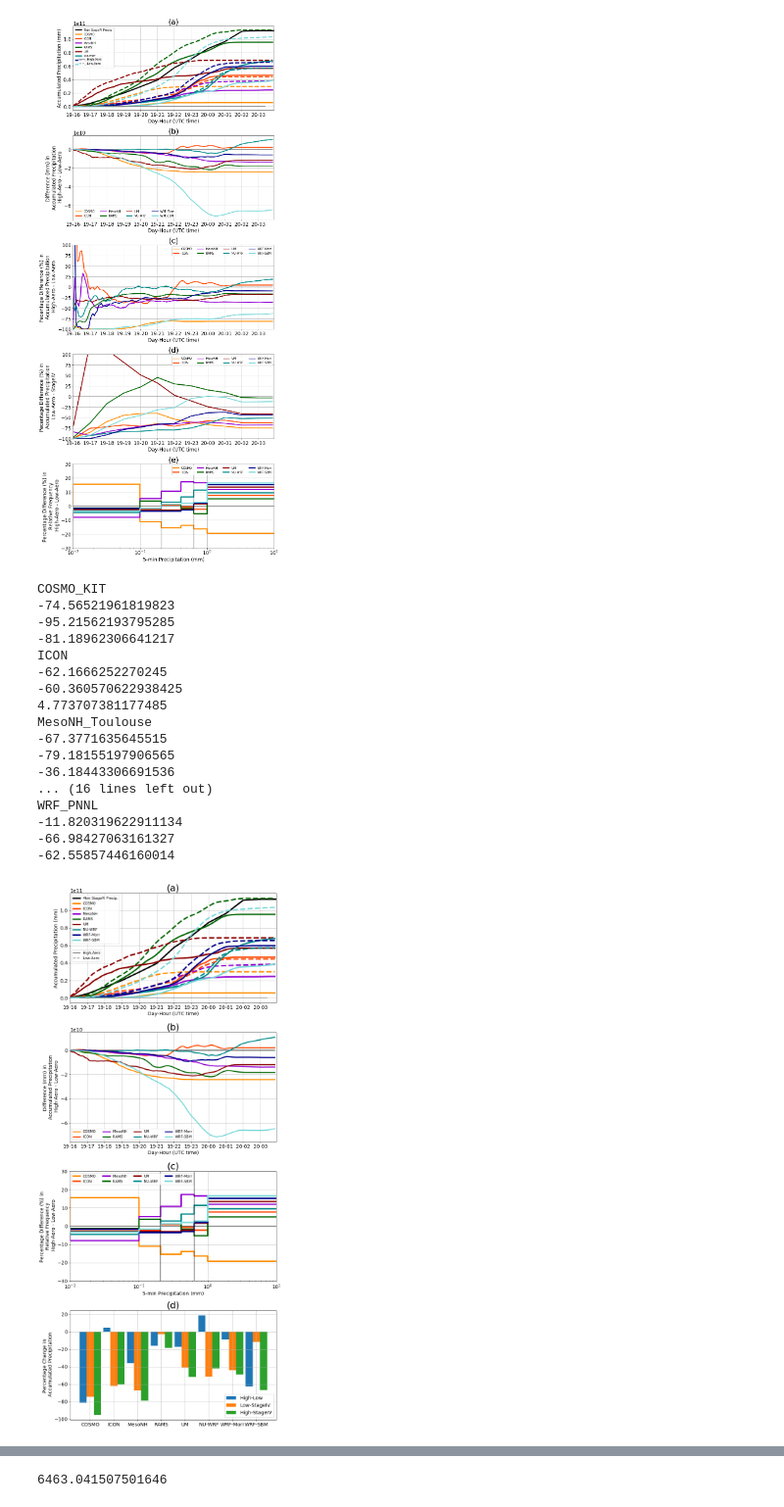
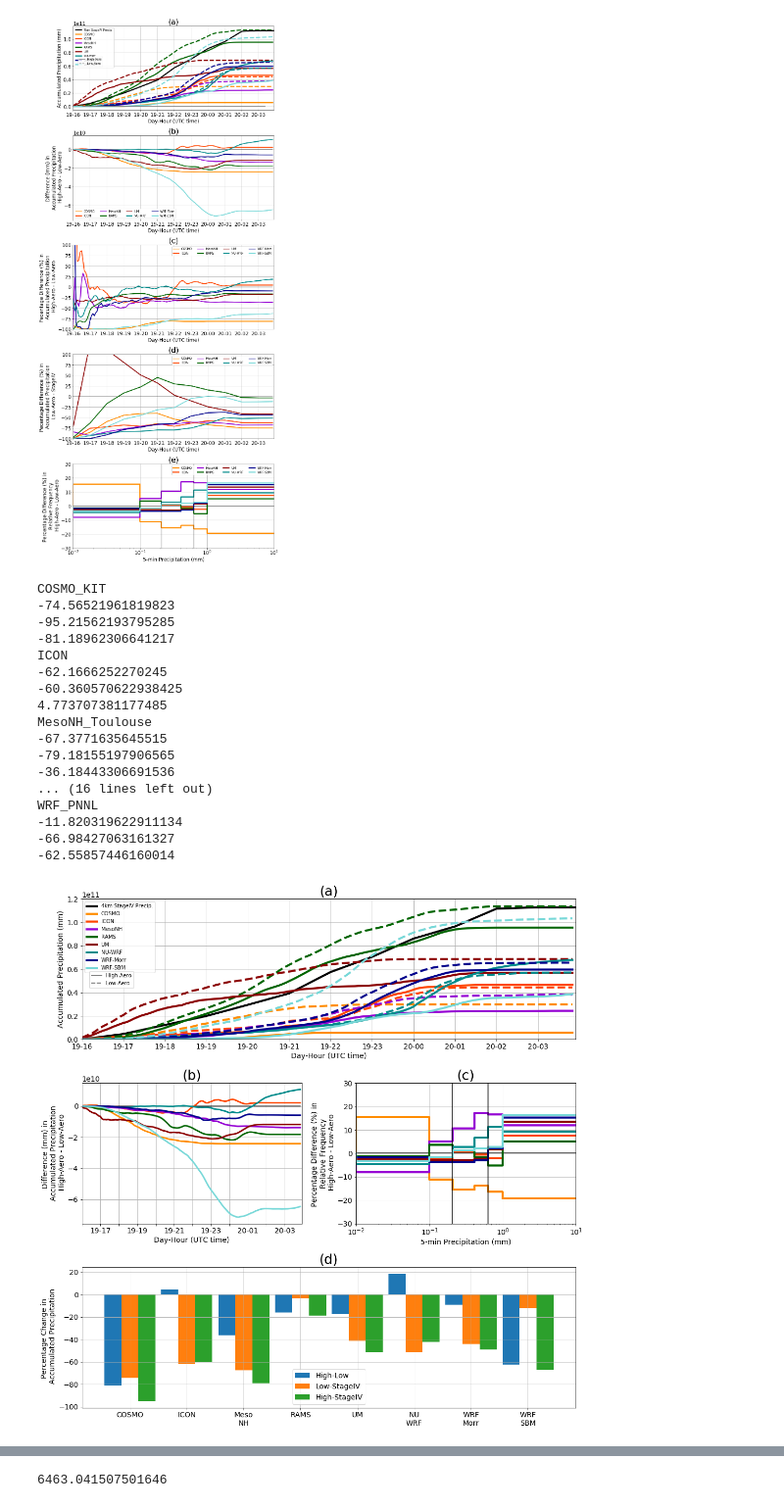
Before and after one commit to pjmarinescu/ACPC_MIP_BAMS, a Jupyter notebook: Pub-Precip-Model_versus_StageIV-FinalBBOX-Interp-Final.ipynb, the cells around one changed output, grey strips where cells are left out. Shown at 98% size. Saved outputs shown, nothing was run; the diff lists cells and outputs as text; code cells hidden in the pictures.

Commit message:
Change layout of precipitation summary figure

```diff
--- a/Pub-Precip-Model_versus_StageIV-FinalBBOX-Interp-Final.ipynb
+++ b/Pub-Precip-Model_versus_StageIV-FinalBBOX-Interp-Final.ipynb
@@ -118,6 +118,15 @@ modelnames.append('NU-WRF')
 modelnames.append('WRF-Morr')
 modelnames.append('WRF-SBM')
 
+modelnames2=[]
+modelnames2.append('COSMO')
+modelnames2.append('ICON')
+modelnames2.append('Meso\nNH')
+modelnames2.append('RAMS')
+modelnames2.append('UM')
+modelnames2.append('NU\nWRF')
+modelnames2.append('WRF\nMorr')
+modelnames2.append('WRF\nSBM')
 
 logging.info(f'Running script for models {models}')
 
@@ -641,6 +636,7 @@ plt.savefig('/gws/nopw/j04/acpc/public/pmarin/BAMS/Figs_2024/Precip_Subpanel_Plo
 # %%
 #### UPDATED August 26, 2024
 
+import matplotlib.gridspec as gridspec
 ls={}
 ls['CLN']='--'
 ls['POL']='-'
@@ -659,7 +655,17 @@ plt.rcParams.update({"font.size":14})
 ttls = ['(a)','(b)','(c)','(d)']
 tfs = 26
 
-fig,ax = plt.subplots(4,1,figsize=[10,22])
+#fig,ax = plt.subplots(4,1,figsize=[10,22])
+
+fig = plt.figure(constrained_layout=True,figsize=[15,15])
+ax = OrderedDict()
+
+spec = gridspec.GridSpec(ncols=2, nrows=3, figure=fig)
+ax[0] = fig.add_subplot(spec[0, 0:2])
+ax[1] = fig.add_subplot(spec[1, 0])
+ax[2] = fig.add_subplot(spec[1, 1])
+ax[3] = fig.add_subplot(spec[2, 0:2])
+
 
 # Plot Time Series of Accumulated Precipitation
 i = 0
@@ -683,8 +689,9 @@ for model in models:
 ax2 = ax[i].twiny()
 ax2.set(xticklabels=[])
 ax2.tick_params(top=False)
-ax2.plot(mod_dates[0:143],np.ones(len(mod_dates[0:143]))*-10000000,'-',lw=2,color='gray',label='High-Aero')
-ax2.plot(mod_dates[0:143],np.ones(len(mod_dates[0:143]))*-10000000,'--',lw=2,color='gray',label='Low-Aero')
+ax2.plot(mod_dates[0:143],np.ones(len(mod_dates[0:143]))*-1000000000000,'-',lw=2,color='gray',label='High-Aero')
+ax2.plot(mod_dates[0:143],np.ones(len(mod_dates[0:143]))*-1000000000000,'--',lw=2,color='gray',label='Low-Aero')
+ax2.set_ylim([0,1.2e11])
 
 ax[i].set_xlim([mod_dates[0],mod_dates[143]])
 ax[i].legend(fontsize=lfs,ncol=1)
@@ -694,7 +701,7 @@ ax[i].xaxis.set_major_formatter(mdates.DateFormatter("%d-%H"))
 ax[i].set_title(ttls[i],fontsize=tfs)
 
 handles, labels = ax2.get_legend_handles_labels()
-fig.legend(handles, labels, fontsize=lfs, loc='upper left',bbox_to_anchor=[0.13,0.87])
+fig.legend(handles, labels, fontsize=lfs, loc='upper left',bbox_to_anchor=[0.089,0.83])
 #fig.legend(handles, labels, fontsize=14, loc='lower left', ncol=1, bbox_to_anchor=[0.04,0.01])
 
 #handles, labels = ax[0].get_legend_handles_labels()
@@ -712,12 +719,15 @@ for model in models:
             linewidth=3,
             label=f'{modelnames[cntm]}')
     cntm = cntm + 1
-ax[i].legend(fontsize=lfs,ncol=4,loc='lower left')
+#ax[i].legend(fontsize=lfs,ncol=4,loc='lower left')
 ax[i].set_ylabel('Difference (mm) in \n Accumulated Precipitation \n High-Aero - Low-Aero')
 ax[i].set_xlabel('Day-Hour (UTC time)')
 ax[i].xaxis.set_major_formatter(mdates.DateFormatter("%d-%H"))
 ax[i].set_xlim([mod_dates[0],mod_dates[143]])
 ax[i].set_title(ttls[i],fontsize=tfs)
+# remove every other xtick label
+for label in ax[i].xaxis.get_ticklabels()[::2]:
+    label.set_visible(False)
 
 i = 2
 # Plot Difference in 5-min Relative Frequency in High-Aero - Low-Aero
@@ -738,7 +748,7 @@ ax[i].set_ylim([-30,30])
 ax[i].set_xlim([0.01,10])
 ax[i].set_xlabel('5-min Precipitation (mm)')
 ax[i].set_ylabel('Percentage Difference (%) in \n Relative Frequency \n High-Aero - Low-Aero')
-ax[i].legend(fontsize=lfs,ncol=4)
+#ax[i].legend(fontsize=lfs,ncol=4)
 ax[i].set_title(ttls[i],fontsize=tfs)
 
 # Calculate percentage differences between model simulations and STAGEIV
@@ -763,32 +773,33 @@ ax[3].bar(x_pos-0,pct_arr[1,:],width=wid,label='Low-StageIV')
 ax[3].bar(x_pos+0.3,pct_arr[2,:],width=wid,label='High-StageIV')
 ax[3].set_title('(d)',fontsize=tfs)
 ax[3].set_xticks(x_pos)
-ax[3].set_xticklabels(modelnames)
+ax[3].set_xticklabels(modelnames2)
 ax[3].set_ylabel('Percentage Change in \n Accumulated Precipitation')
 ax[3].legend()
 
 # Add Grid Lines to all Panels
 for i in np.arange(0,4):
     ax[i].grid()
 
 plt.tight_layout()
 #plt.savefig('/gws/nopw/j04/acpc/public/pmarin/BAMS/Figs_2024/Precip_Subpanel_Plot_202408.pdf')
+plt.savefig('/gws/nopw/j04/acpc/public/pmarin/BAMS/Figs_2024/Precip_Subpanel_Plot_20241002_v1.pdf')
 # %% [output]
 COSMO_KIT
 -74.56521961819823
 -95.21562193795285
 -81.18962306641217
 ICON
 -62.1666252270245
 -60.360570622938425
 4.773707381177485
 MesoNH_Toulouse
 -67.3771635645515
 -79.18155197906565
 -36.18443306691536
 ... (16 lines left out)
 WRF_PNNL
 -11.820319622911134
 -66.98427063161327
 -62.55857446160014
-[figure, old version]
+[figure, new version]
```
Also changed, not shown: parts of 3 cells of this notebook.
